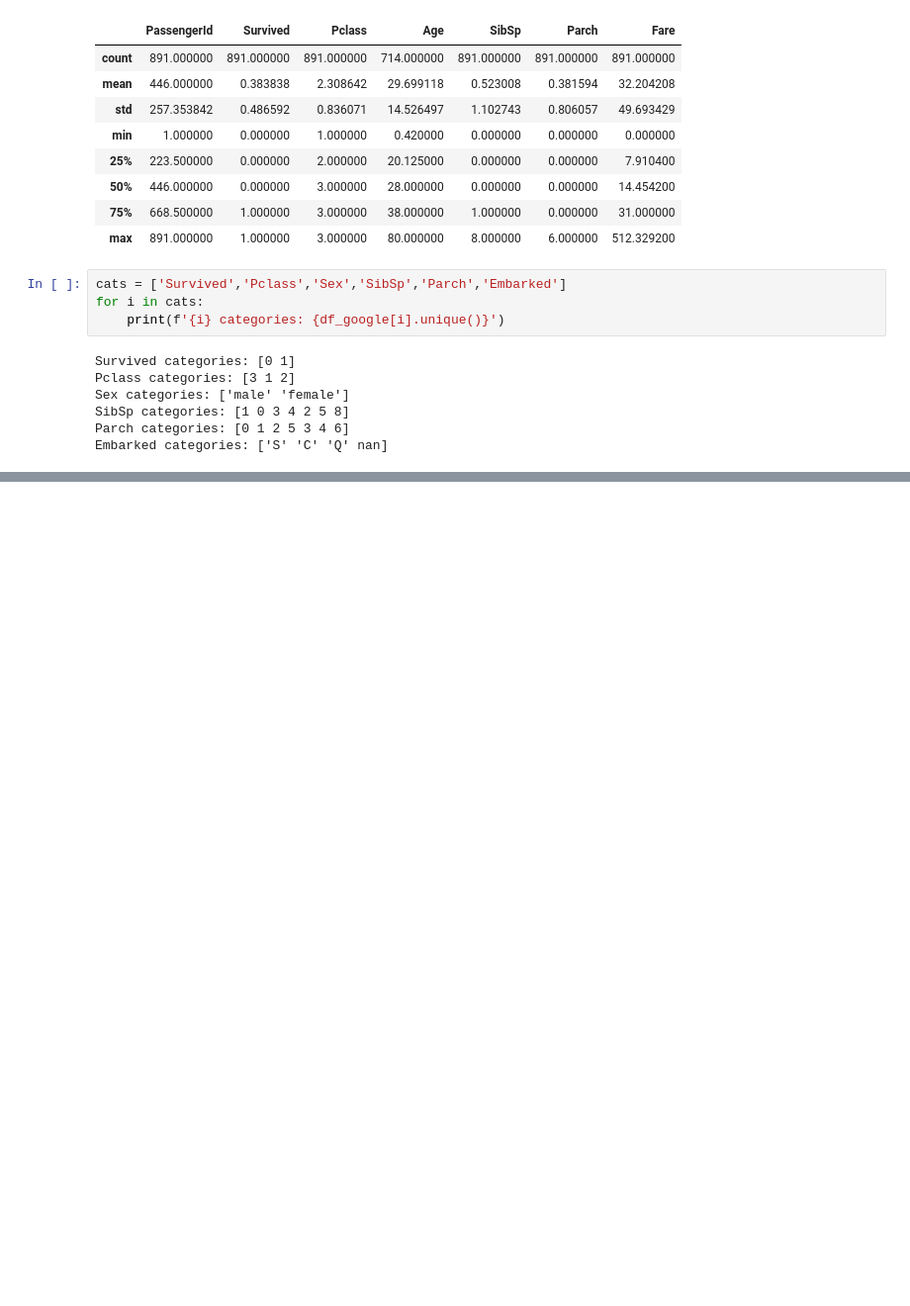
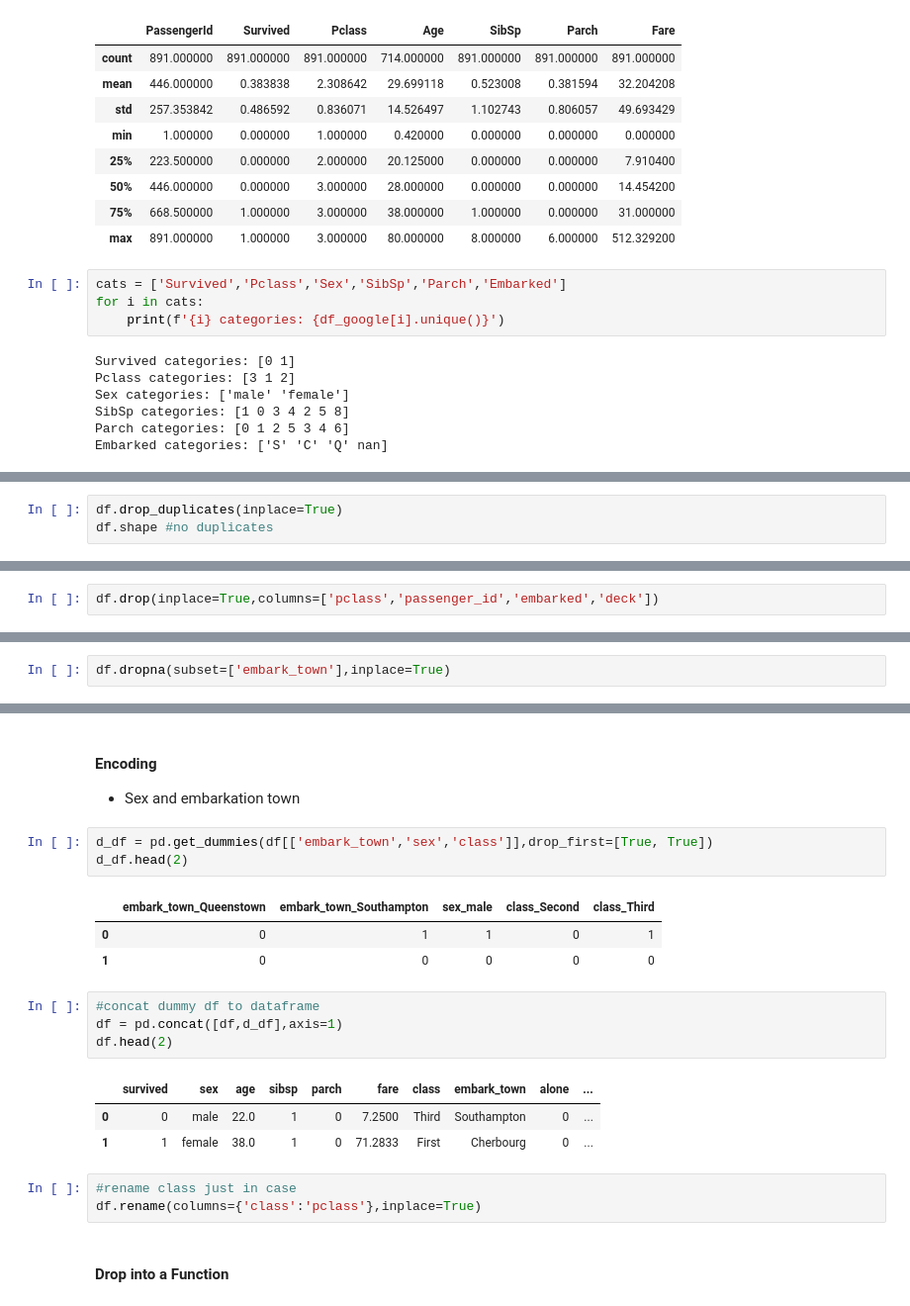
Before and after one commit to Cayt-Schlichting/classification-exercises, a Jupyter notebook: classification_exercises.ipynb, the cells around one changed output, grey strips where cells are left out. Shown: that part at 99% size. Drawn from its saved outputs; the diff is of its cells as text; blank space fills up the shorter version.

```diff
--- a/classification_exercises.ipynb
+++ b/classification_exercises.ipynb
@@ -201,0 +247,3 @@ telco    \nSELECT * FROM customers\nJOIN internet_service_types USING(internet_s
+# %%
+df.drop_duplicates(inplace=True)
+df.shape #no duplicates
@@ -201,0 +262,2 @@ telco    \nSELECT * FROM customers\nJOIN internet_service_types USING(internet_s
+# %%
+df.drop(inplace=True,columns=['pclass','passenger_id','embarked','deck'])
@@ -201,0 +307,2 @@ telco    \nSELECT * FROM customers\nJOIN internet_service_types USING(internet_s
+# %%
+df.dropna(subset=['embark_town'],inplace=True)
@@ -201,0 +328,23 @@ telco    \nSELECT * FROM customers\nJOIN internet_service_types USING(internet_s
+# %% [markdown]
+#### Encoding
+- Sex and embarkation town
+# %%
+d_df = pd.get_dummies(df[['embark_town','sex','class']],drop_first=[True, True])
+d_df.head(2)
+# %% [output]
+|  | embark_town_Queenstown | embark_town_Southampton | sex_male | class_Second | class_Third |
+| 0 | 0 | 1 | 1 | 0 | 1 |
+| 1 | 0 | 0 | 0 | 0 | 0 |
+# %%
+#concat dummy df to dataframe
+df = pd.concat([df,d_df],axis=1)
+df.head(2)
+# %% [output]
+|  | survived | sex | age | sibsp | parch | fare | class | embark_town | alone | ... |
+| 0 | 0 | male | 22.0 | 1 | 0 | 7.2500 | Third | Southampton | 0 | ... |
+| 1 | 1 | female | 38.0 | 1 | 0 | 71.2833 | First | Cherbourg | 0 | ... |
+# %%
+#rename class just in case
+df.rename(columns={'class':'pclass'},inplace=True)
+# %% [markdown]
+#### Drop into a Function
```
Also changed, not shown: parts of 39 cells of this notebook, 3 other files.
